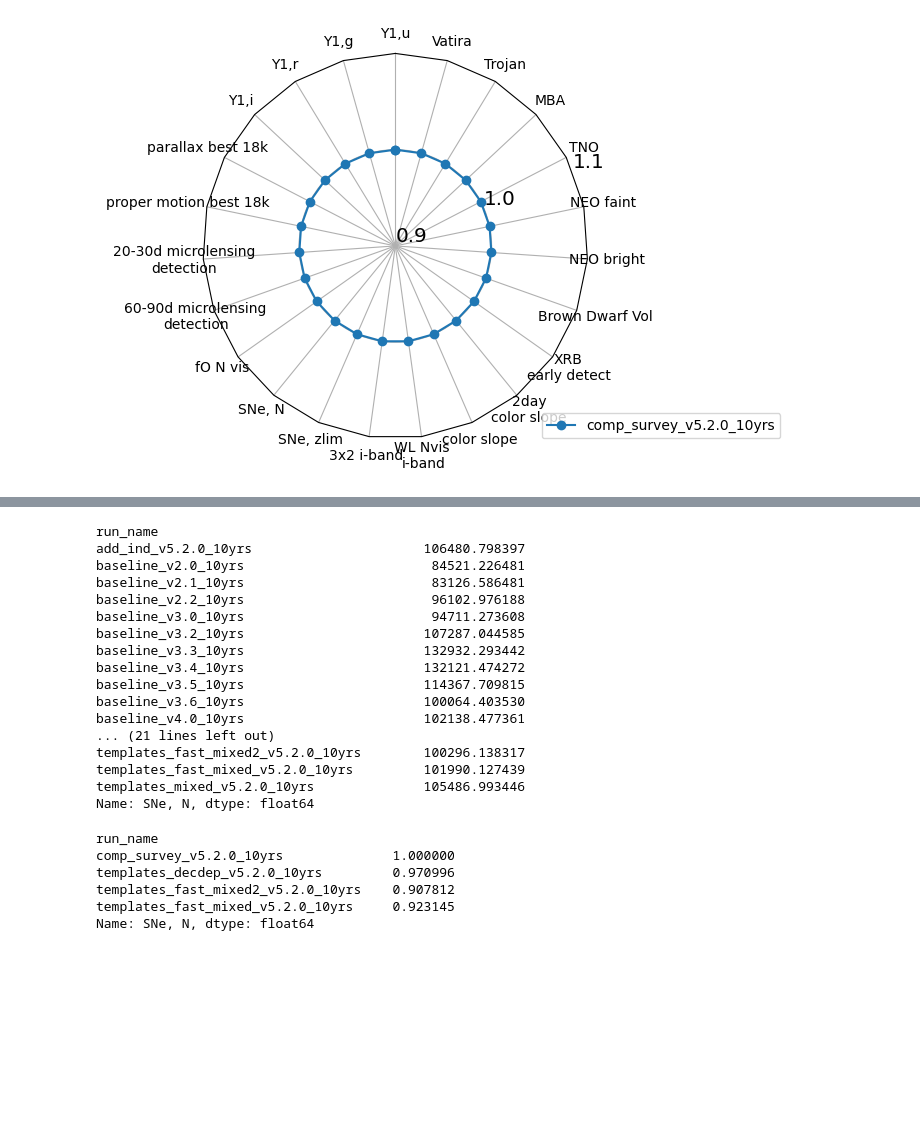
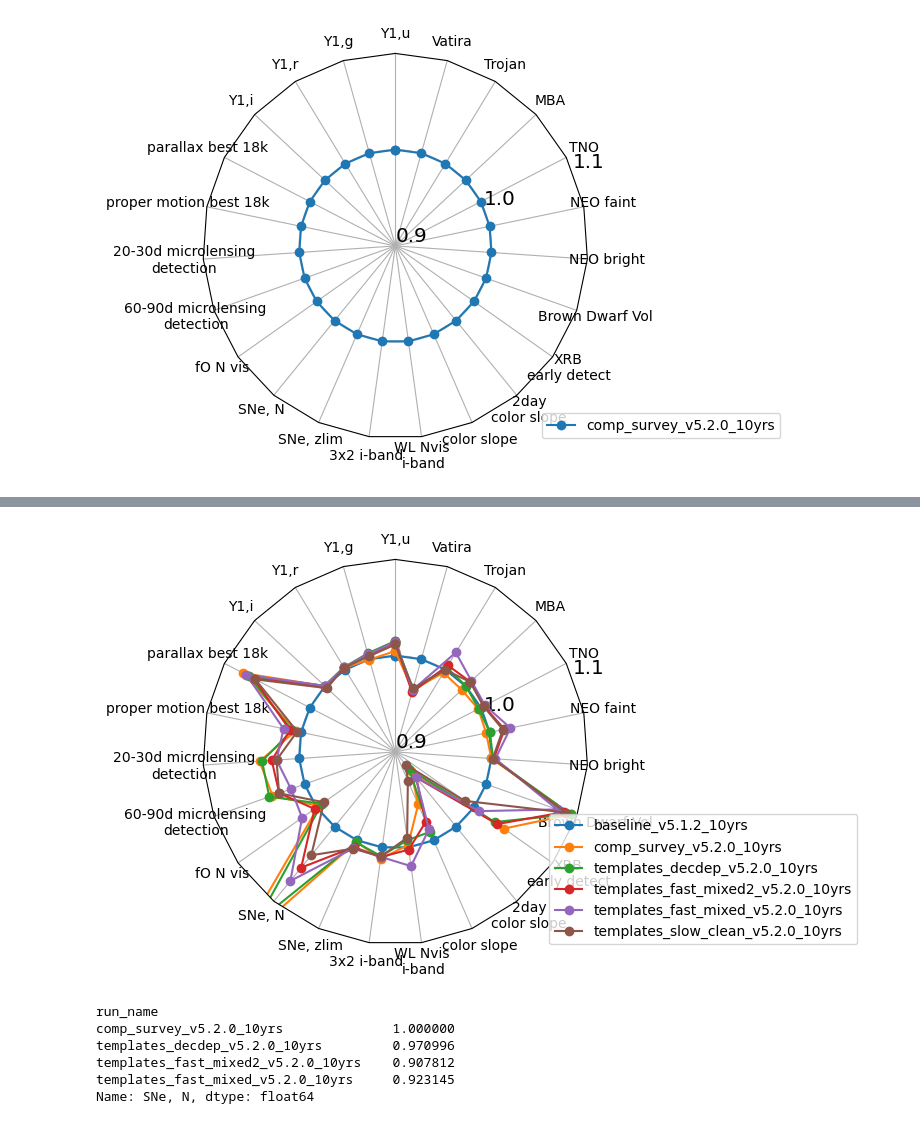
Before and after one commit to lsst-sims/sims_featureScheduler_runs5.2, a Jupyter notebook: maf/quick_look.ipynb, the cells around one changed output, grey strips where cells are left out. Drawn from its saved outputs; the diff is of its cells as text; code cells hidden in the pictures; blank space fills up the shorter version.

```diff
--- a/maf/quick_look.ipynb
+++ b/maf/quick_look.ipynb
@@ -269,23 +269,11 @@ fig, ax = radar(ndata, legend=True, rgrids=[0.9, 1.0, 1.1], bbox_to_anchor=(1.5,
 # %%
-data["SNe, N"]
+runs = ["baseline_v5.1.2_10yrs"] + ['comp_survey_v5.2.0_10yrs'] + [run for run in data_loaded.index if 'decdep_v' in run or 'fast' in run or "slow" in run]
+
+ndata = norm_df(data, runs, cols=data.columns.values.tolist(),
+                invert_cols=invert_cols, mag_cols = mag_cols, norm_run='baseline_v5.1.2_10yrs')
+fig, ax = radar(ndata, legend=True, rgrids=[0.9, 1.0, 1.1], bbox_to_anchor=(1.7, 0))
 # %% [output]
-run_name
-add_ind_v5.2.0_10yrs                      106480.798397
-baseline_v2.0_10yrs                        84521.226481
-baseline_v2.1_10yrs                        83126.586481
-baseline_v2.2_10yrs                        96102.976188
-baseline_v3.0_10yrs                        94711.273608
-baseline_v3.2_10yrs                       107287.044585
-baseline_v3.3_10yrs                       132932.293442
-baseline_v3.4_10yrs                       132121.474272
-baseline_v3.5_10yrs                       114367.709815
-baseline_v3.6_10yrs                       100064.403530
-baseline_v4.0_10yrs                       102138.477361
-... (21 lines left out)
-templates_fast_mixed2_v5.2.0_10yrs        100296.138317
-templates_fast_mixed_v5.2.0_10yrs         101990.127439
-templates_mixed_v5.2.0_10yrs              105486.993446
-Name: SNe, N, dtype: float64
+[figure, added]
 # %%
 ndata["SNe, N"]
 # %% [output]
```
Also changed, not shown: parts of 3 cells of this notebook, 10 other files.
